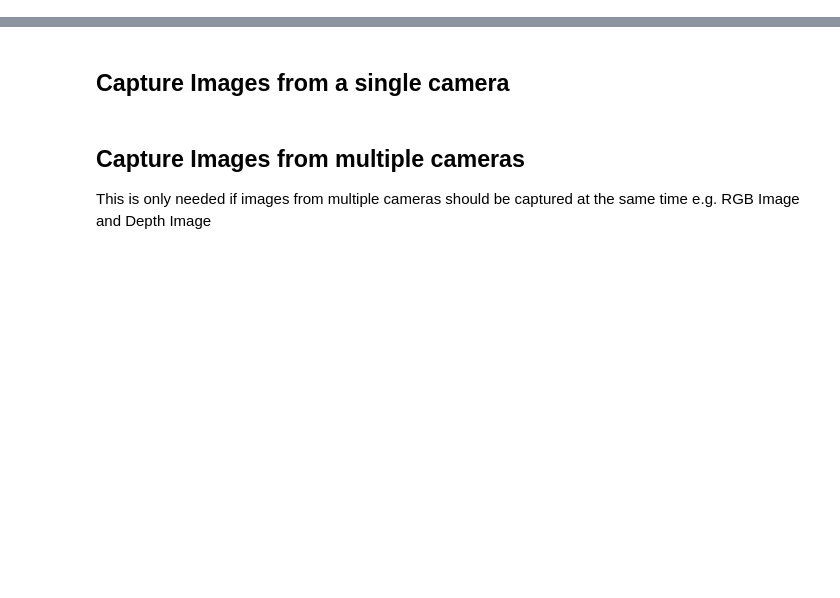
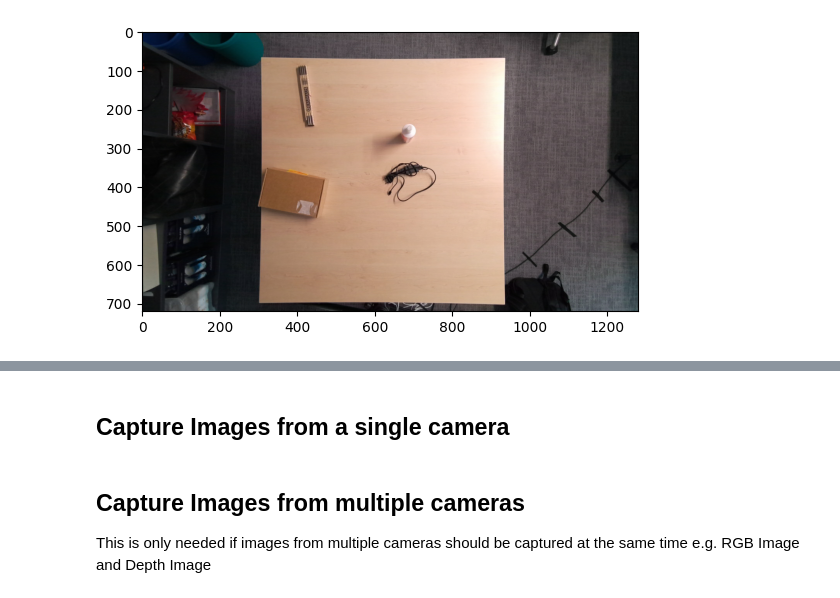
Before and after one commit to vigitia/Top-Down-Object-Detection, a Jupyter notebook: 01_capture_images.ipynb, the cells around one changed output, grey strips where cells are left out. Cells and saved outputs as stored; diff of their text form; code cells hidden in the pictures; blank space fills up the shorter version.

Commit message:
add k4a image capturing

```diff
--- a/01_capture_images.ipynb
+++ b/01_capture_images.ipynb
@@ -11,0 +14,17 @@ import numpy as np
+# %%
+from pyk4a import PyK4A
+
+# Load camera with the default config
+k4a = PyK4A()
+k4a.start()
+
+# Get the next capture (blocking function)
+capture = k4a.get_capture()
+img_color = capture.color
+
+# Display with pyplot
+from matplotlib import pyplot as plt
+plt.imshow(img_color[:, :, 2::-1]) # BGRA to RGB
+plt.show()
+# %% [output]
+[figure, added]
```
Also changed, not shown: parts of 4 cells of this notebook.
